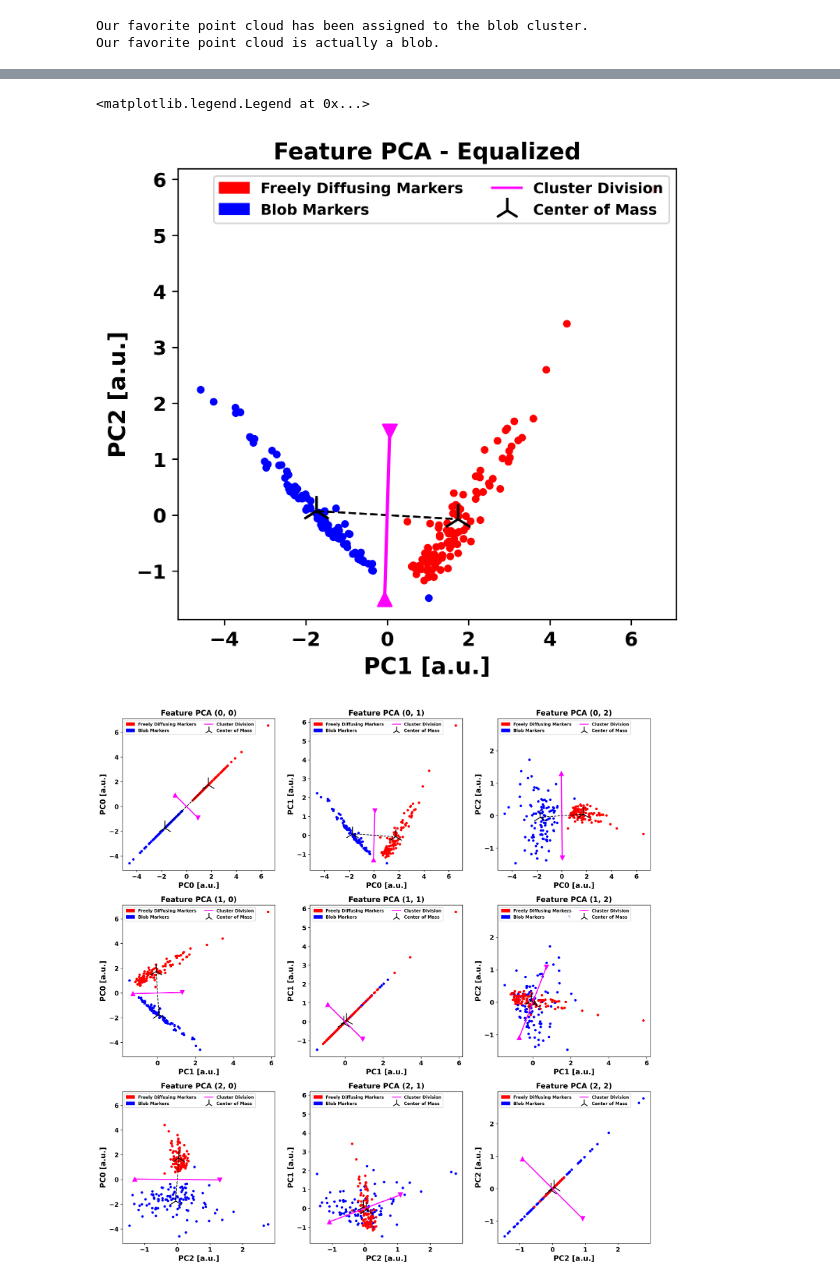
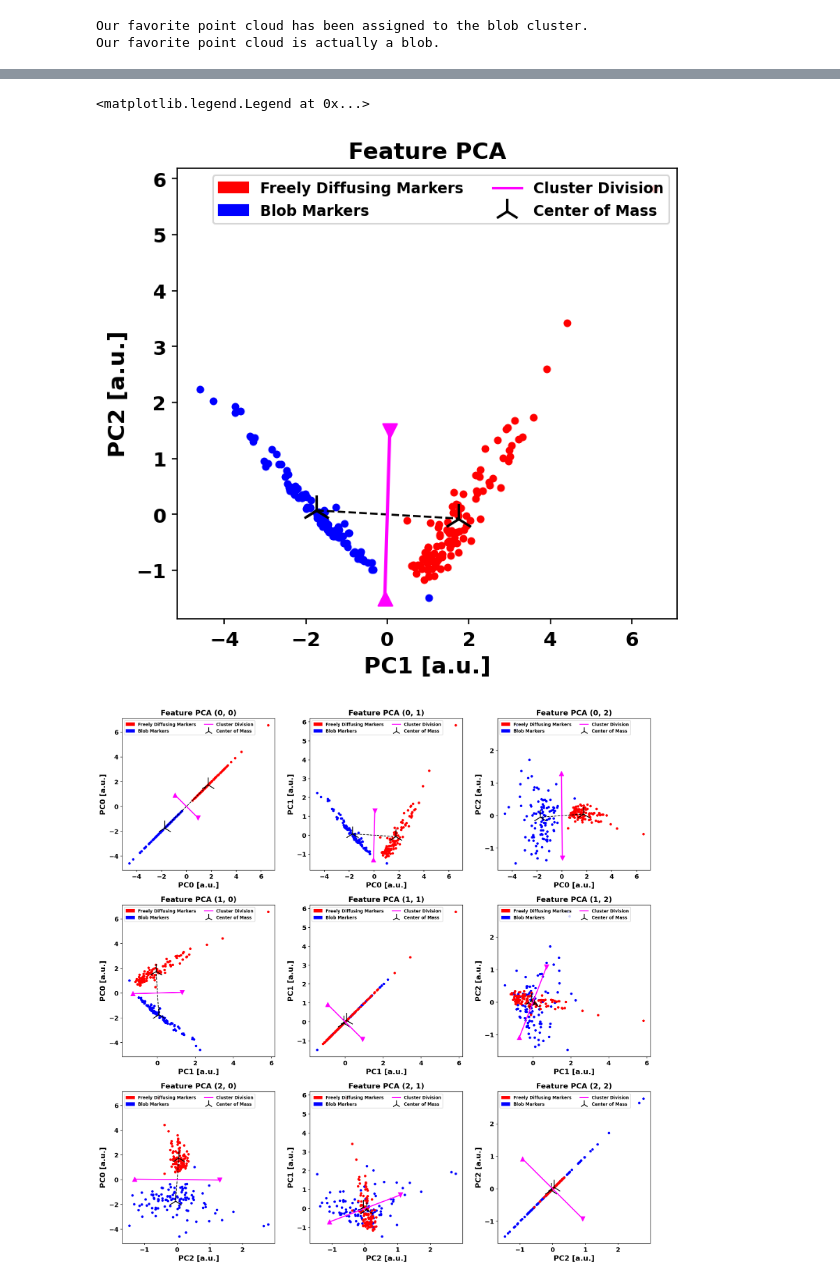
Before and after one commit to Eggeling-Lab-Microscope-Software/blob-B-gone, a Jupyter notebook: BlobBGone_Example_MFX.ipynb, the cells around one changed output, grey strips where cells are left out. Drawn from its saved outputs; the diff is of its cells as text; code cells hidden in the pictures.

```diff
--- a/BlobBGone_Example_MFX.ipynb
+++ b/BlobBGone_Example_MFX.ipynb
@@ -338,36 +338,36 @@ P1,P2 = Helper.generate_perpendicular_vector(cluster_1_mean, cluster_2_mean, sca
 
 plt.style.use('default')
 
 font = {'family' : 'DejaVu Sans',
         'weight' : 'bold',
         'size'   : 12}
 
 plt.rc('font', **font)
 
-fig, ax = plt.subplots(figsize=(5.5,5), dpi = 300)
+fig, ax = plt.subplots(figsize=(5.5,5), dpi = 150)
 ax.scatter(trans[:,0][labels_true == 0], trans[:,1][labels_true == 0], c = 'blue', s = 14)
 ax.scatter(trans[:,0][labels_true == 1], trans[:,1][labels_true == 1], c = 'red', s = 14)
 ax.scatter(cluster_1_mean[0], cluster_1_mean[1], c = 'black', s = 350, marker = '2', label = 'Center of Mass')
 ax.scatter(cluster_2_mean[0], cluster_2_mean[1], c = 'black', s = 350, marker = '2')
 ax.plot([cluster_1_mean[0], cluster_2_mean[0]], [cluster_1_mean[1], cluster_2_mean[1]], '--', c = 'black', linewidth = 1.25)
 ax.plot([P1.x, P2.x], [P1.y,P2.y], '-', c = 'magenta', linewidth = 2)
 ax.scatter([P1.x], [P1.y], c = 'magenta', s = 75, marker = 'v')
 ax.scatter([P2.x], [P2.y], c = 'magenta', s = 75, marker = '^')
 
 ax.set_xlabel('PC1 [a.u.]', fontsize = 14, fontweight = 'bold')
 ax.set_ylabel('PC2 [a.u.]', fontsize = 14, fontweight = 'bold')
-ax.set_title('Feature PCA - Equalized', fontsize = 14, fontweight = 'bold')
+ax.set_title('Feature PCA', fontsize = 14, fontweight = 'bold')
 
 red_patch = mpatches.Patch(color='red', label='Freely Diffusing Markers')
 blue_patch = mpatches.Patch(color='blue', label='Blob Markers')
 Division = mlines.Line2D([P1.x, P2.x], [P1.y,P2.y],  linestyle = '-',c = 'magenta', label = 'Cluster Division')
 CoM =  ax.scatter(cluster_1_mean[0], cluster_1_mean[1], c = 'black', s = 250, marker = '2', label = 'Center of Mass')
 
 
 plt.legend(handles=[red_patch, blue_patch, Division, CoM], fontsize = 9, loc = 'upper right', ncol= 2)
 # %% [output]
 <matplotlib.legend.Legend at 0x...>
-[figure, old version]
+[figure, new version]
 # %%
 ## Feature PCA 3 Components ##
 # If we wish to further disect the features, we can use the PCA algorithm to reduce the dimensionality to only 3 components
```
Also changed, not shown: parts of 4 cells of this notebook, 1 other file.
